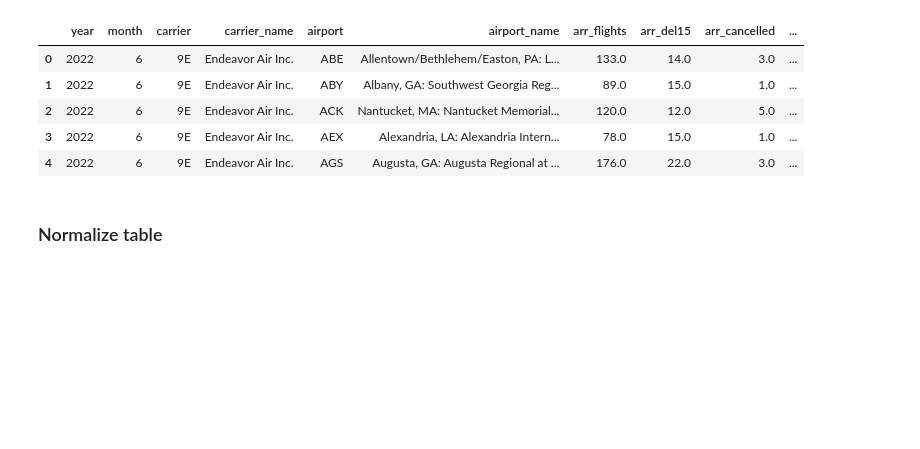
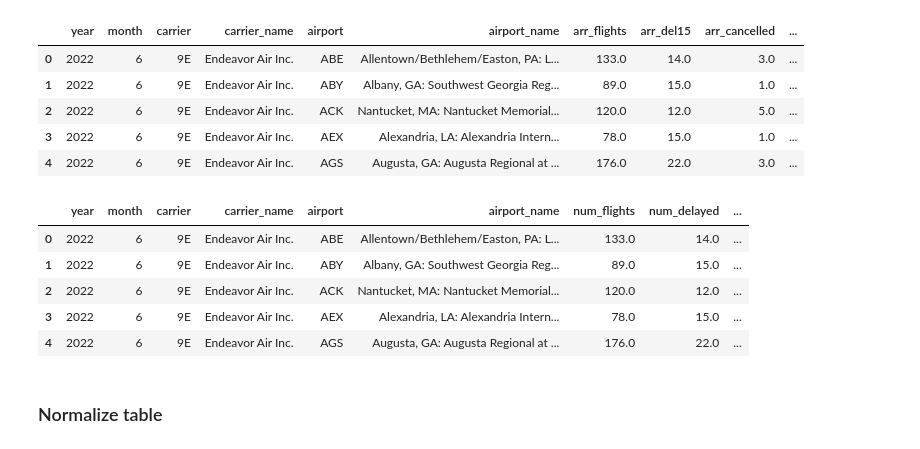
Before and after one commit to anair123/Analyzing-Flight-Delays-In-US-Airports, a Jupyter notebook: Collecting Data.ipynb, the cells around one changed output. Saved outputs shown, nothing was run; the diff lists cells and outputs as text; code cells hidden in the pictures; blank space fills up the shorter version.

```diff
--- a/Collecting Data.ipynb
+++ b/Collecting Data.ipynb
@@ -96,12 +115,20 @@ flights.head()
 # %%
 rename_columns = {
     'arr_flights': 'num_flights',
     'arr_del15': 'num_delayed',
     'arr_cancelled': 'num_cancelled',
     'arr_diverted': 'num_diverted',
     'arr_delay': 'total_delay'
 }
 flights = flights.rename(columns=rename_columns)
+flights.head()
+# %% [output]
+|  | year | month | carrier | carrier_name | airport | airport_name | num_flights | num_delayed | ... |
+| 0 | 2022 | 6 | 9E | Endeavor Air Inc. | ABE | Allentown/Bethlehem/Easton, PA: L... | 133.0 | 14.0 | ... |
+| 1 | 2022 | 6 | 9E | Endeavor Air Inc. | ABY | Albany, GA: Southwest Georgia Reg... | 89.0 | 15.0 | ... |
+| 2 | 2022 | 6 | 9E | Endeavor Air Inc. | ACK | Nantucket, MA: Nantucket Memorial... | 120.0 | 12.0 | ... |
+| 3 | 2022 | 6 | 9E | Endeavor Air Inc. | AEX | Alexandria, LA: Alexandria Intern... | 78.0 | 15.0 | ... |
+| 4 | 2022 | 6 | 9E | Endeavor Air Inc. | AGS | Augusta, GA: Augusta Regional at ... | 176.0 | 22.0 | ... |
 # %% [markdown]
 ### Normalize table
 # %% [markdown]
```
Also changed, not shown: parts of 2 cells of this notebook, 1 other file.
